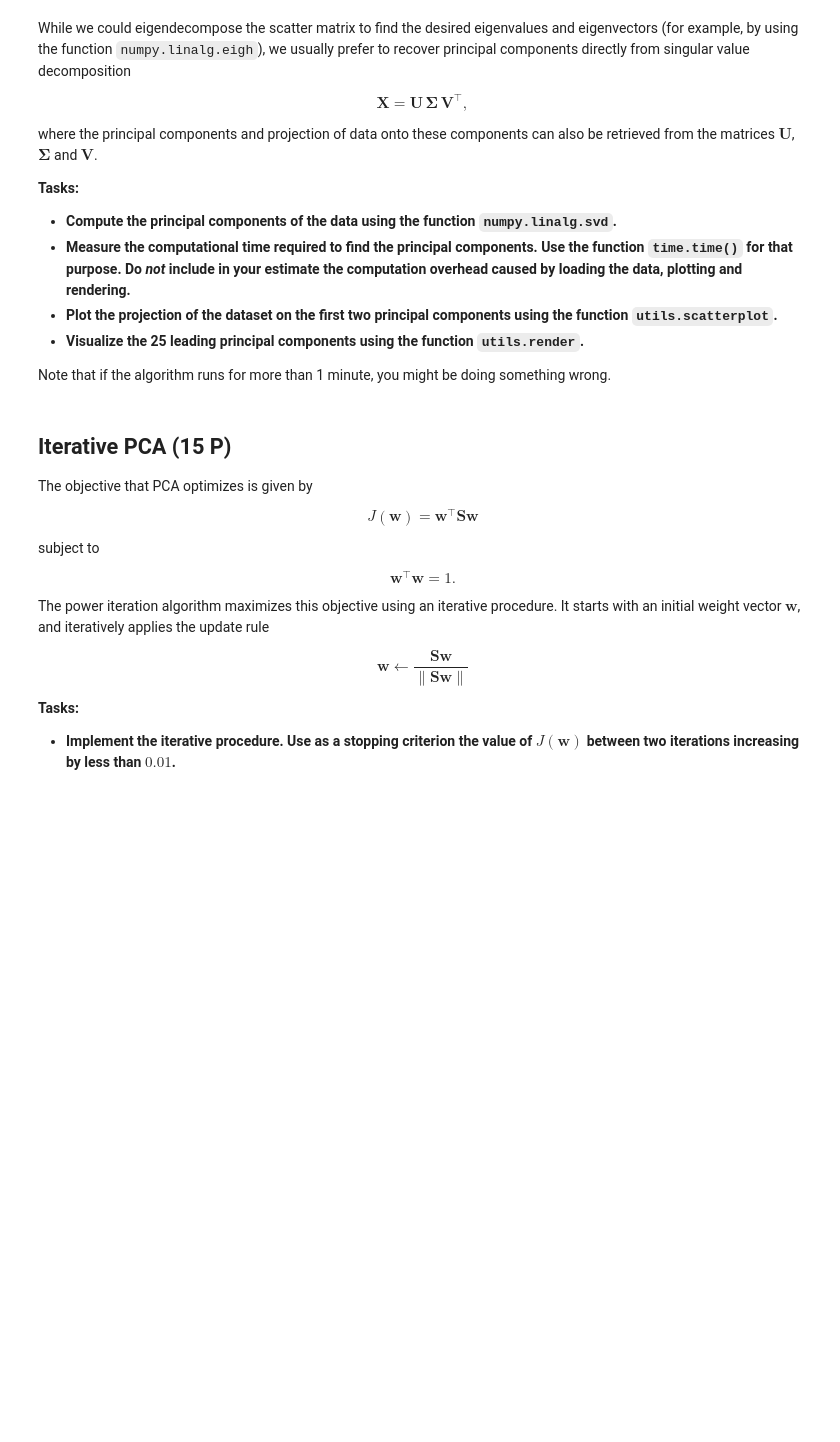
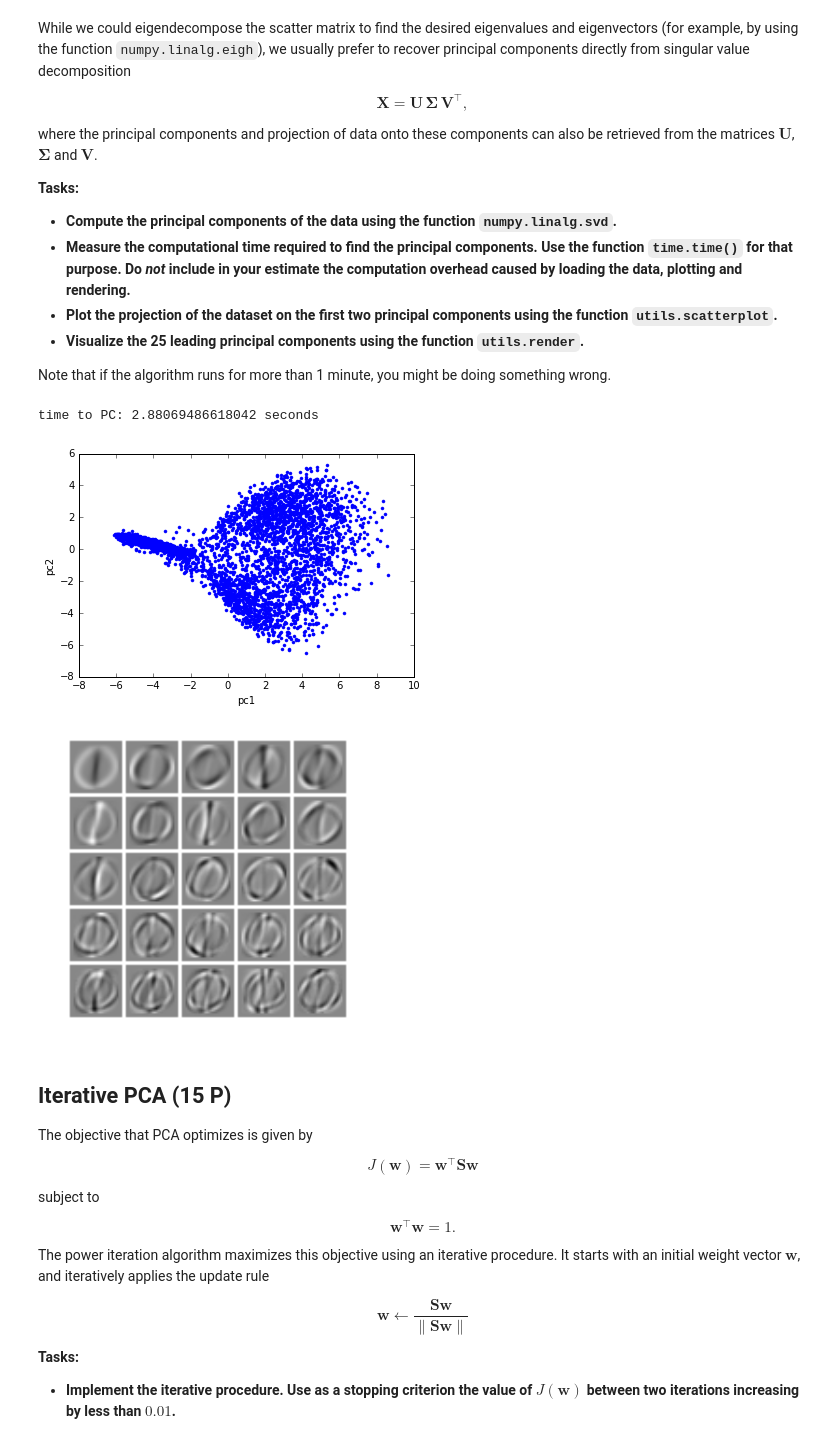
Before and after one commit to jeichelbaum/ml1---ha-assignments, a Jupyter notebook: sheet03/sheet03.ipynb, the cells around one changed output. Drawn from its saved outputs; the diff is of its cells as text; code cells hidden in the pictures; blank space fills up the shorter version.

```diff
--- a/sheet03/sheet03.ipynb
+++ b/sheet03/sheet03.ipynb
@@ -75,3 +76,31 @@ import solutions; solutions.basic()
+# %%
+### REPLACE BY YOUR CODE
+#import solutions; solutions.basic()
+###
+
+import time
+
+# center data
+Xc = X - numpy.mean(X, axis = 0)
+
+# compute and measure SVD
+start = time.time()
+u, s, d = numpy.linalg.svd(Xc)
+print('time to PC: %s seconds' % (time.time() - start))
+
+# project data onto first two PCs and plot
+pX = numpy.dot(Xc, d[0:2].T)
+utils.scatterplot(pX[:, 0],pX[:, 1],
+                  xlabel='pc1',
+                  ylabel='pc2')
+
+# render first 25 PCs
+i = numpy.linspace(0, 24, 25, dtype=int)
+utils.render(d[[i]])
+# %% [output]
+time to PC: 2.88069486618042 seconds
+[figure, added]
+[figure, added]
 # %% [markdown]
 ## Iterative PCA (15 P)
 
```
Also changed, not shown: parts of 4 cells of this notebook, 1 other file.
